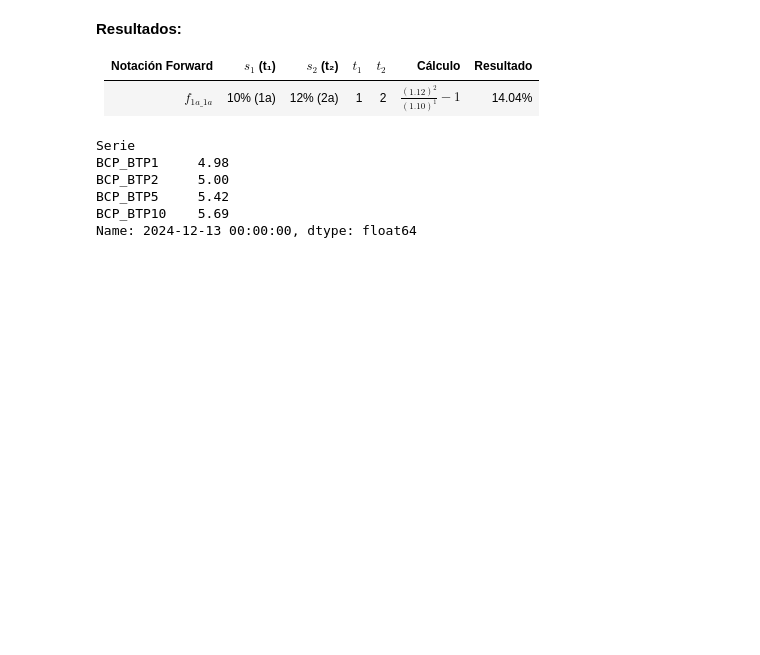
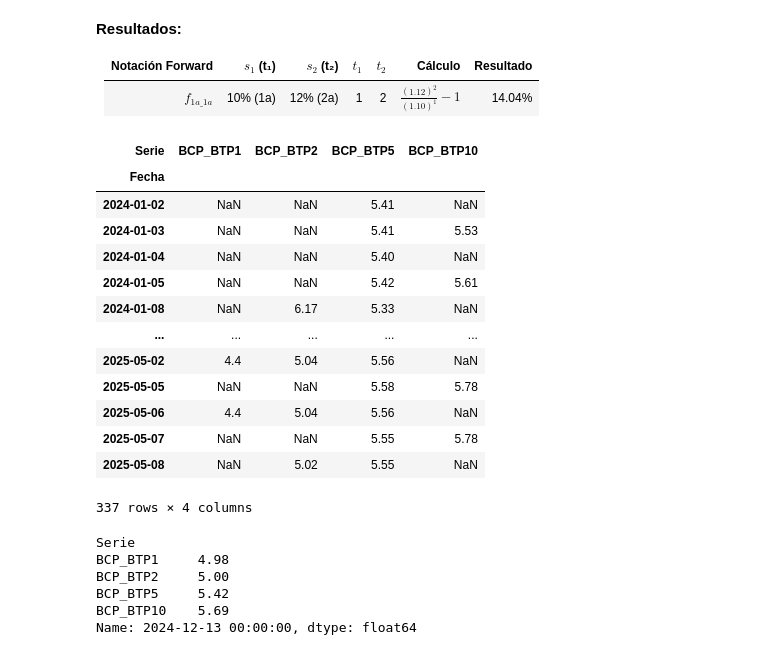
Before and after one commit to ECFIN-USACH/economia-financiera, a Jupyter notebook: fixed_income/Clase 02 Repaso Tasas/Clase 02_RepasoTasas.ipynb, the cells around one changed output. Saved outputs shown, nothing was run; the diff lists cells and outputs as text; code cells hidden in the pictures; blank space fills up the shorter version.

```diff
--- a/fixed_income/Clase 02 Repaso Tasas/Clase 02_RepasoTasas.ipynb
+++ b/fixed_income/Clase 02 Repaso Tasas/Clase 02_RepasoTasas.ipynb
@@ -282,6 +282,23 @@ pivot_df = ws.pivot_data(df_total)
 
 # Separar instrumentos en pesos y UF (según prefijo)
 df_pesos, df_uf = ws.separate_instruments(pivot_df, swap=swap)
+# %%
+df_pesos
+# %% [output]
+| Serie | BCP_BTP1 | BCP_BTP2 | BCP_BTP5 | BCP_BTP10 |
+| Fecha |  |  |  |  |
+| 2024-01-02 | NaN | NaN | 5.41 | NaN |
+| 2024-01-03 | NaN | NaN | 5.41 | 5.53 |
+| 2024-01-04 | NaN | NaN | 5.40 | NaN |
+| 2024-01-05 | NaN | NaN | 5.42 | 5.61 |
+| 2024-01-08 | NaN | 6.17 | 5.33 | NaN |
+| ... | ... | ... | ... | ... |
+| 2025-05-02 | 4.4 | 5.04 | 5.56 | NaN |
+| 2025-05-05 | NaN | NaN | 5.58 | 5.78 |
+| 2025-05-06 | 4.4 | 5.04 | 5.56 | NaN |
+| 2025-05-07 | NaN | NaN | 5.55 | 5.78 |
+| 2025-05-08 | NaN | 5.02 | 5.55 | NaN |
+337 rows × 4 columns
 # %%
 date = pd.Timestamp("2024-12-13 00:00:00")
 data = df_pesos.loc[date].dropna()
```
Also changed, not shown: parts of 1 cell of this notebook, 1 other file.
